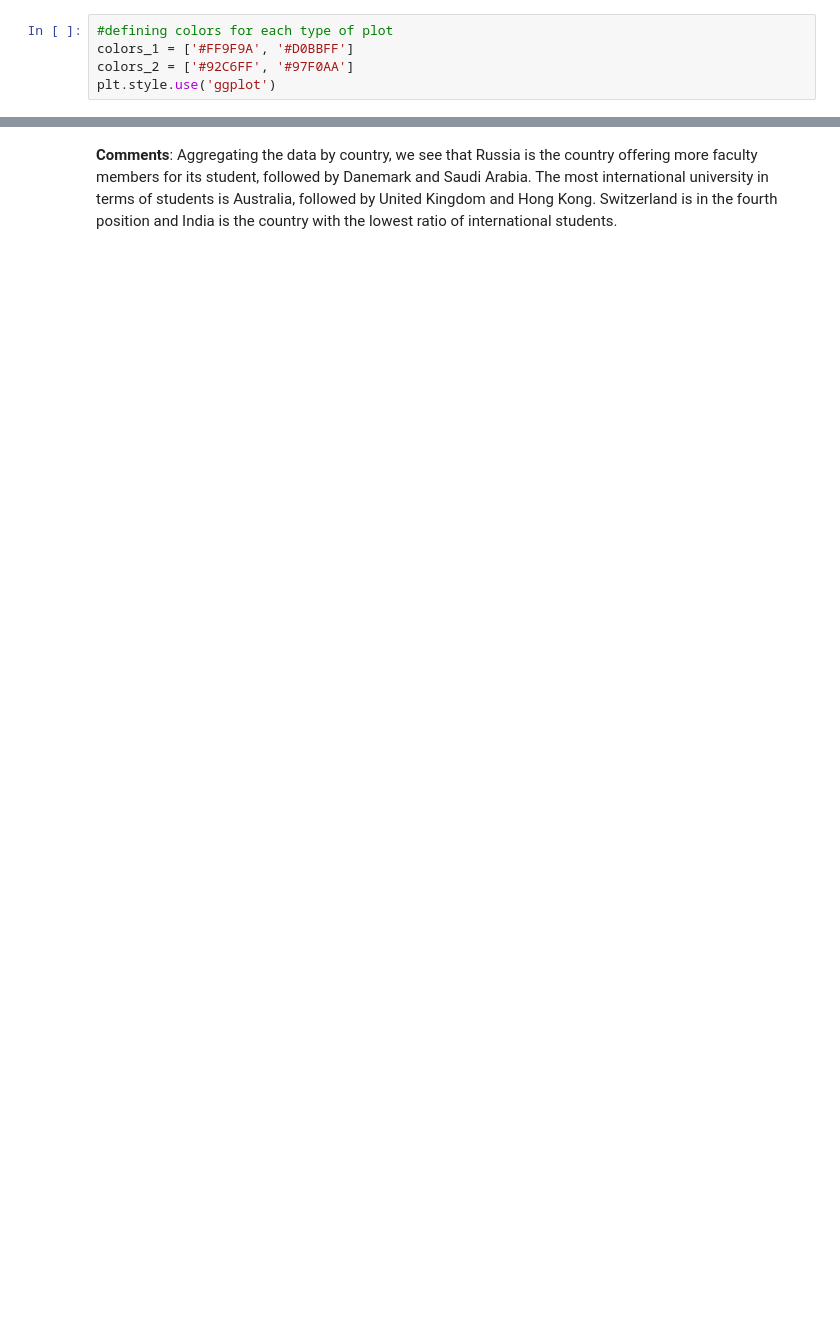
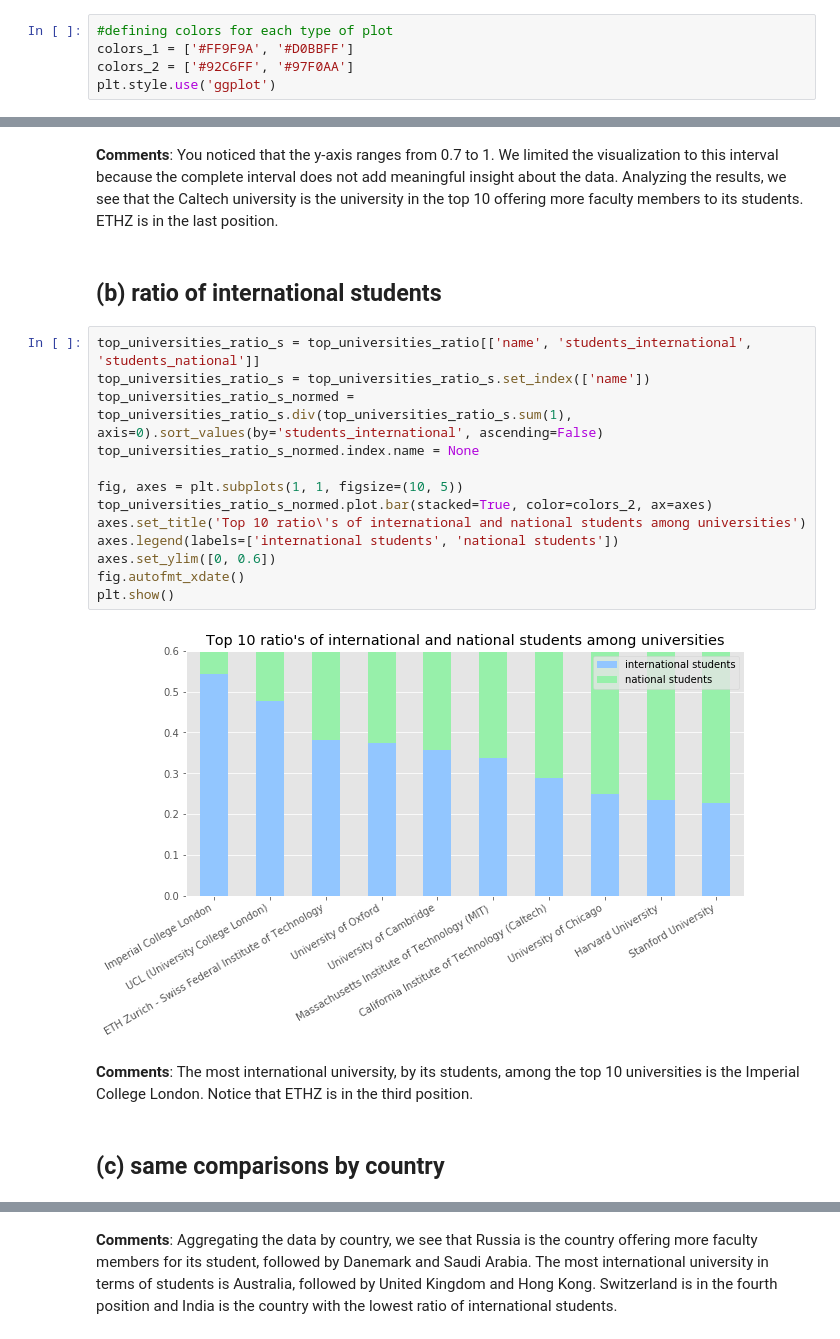
Before and after one commit to Timonzimm/CS-401, a Jupyter notebook: HW02/Homework 2.ipynb, the cells around one changed output, grey strips where cells are left out. Saved outputs shown, nothing was run; the diff lists cells and outputs as text; blank space fills up the shorter version.

```diff
--- a/HW02/Homework 2.ipynb
+++ b/HW02/Homework 2.ipynb
@@ -152,0 +171,23 @@ plt.show()
+# %% [markdown]
+**Comments**: You noticed that the y-axis ranges from 0.7 to 1. We limited the visualization to this interval because the complete interval does not add meaningful insight about the data. Analyzing the results, we see that the Caltech university is the university in the top 10 offering more faculty members to its students. ETHZ is in the last position.
+# %% [markdown]
+## (b) ratio of international students
+# %%
+top_universities_ratio_s = top_universities_ratio[['name', 'students_international', 'students_national']]
+top_universities_ratio_s = top_universities_ratio_s.set_index(['name'])
+top_universities_ratio_s_normed = top_universities_ratio_s.div(top_universities_ratio_s.sum(1), axis=0).sort_values(by='students_international', ascending=False)
+top_universities_ratio_s_normed.index.name = None
+
+fig, axes = plt.subplots(1, 1, figsize=(10, 5))
+top_universities_ratio_s_normed.plot.bar(stacked=True, color=colors_2, ax=axes)
+axes.set_title('Top 10 ratio\'s of international and national students among universities')
+axes.legend(labels=['international students', 'national students'])
+axes.set_ylim([0, 0.6])
+fig.autofmt_xdate()
+plt.show()
+# %% [output]
+[figure, added]
+# %% [markdown]
+**Comments**: The most international university, by its students, among the top 10 universities is the Imperial College London. Notice that ETHZ is in the third position.
+# %% [markdown]
+## (c) same comparisons by country
```
Also changed, not shown: parts of 30 cells of this notebook.
